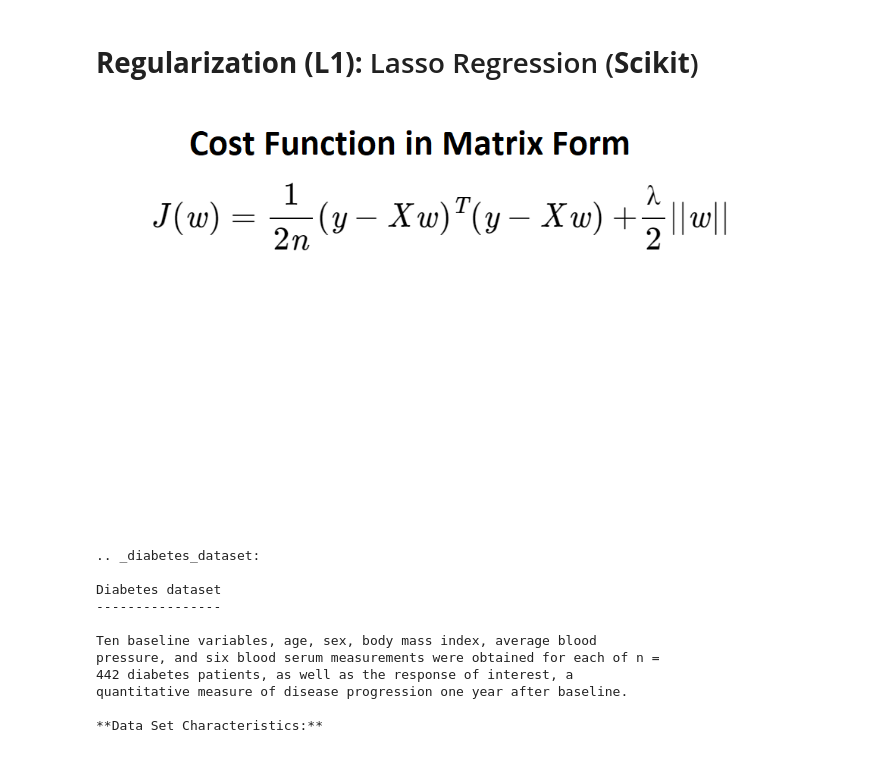
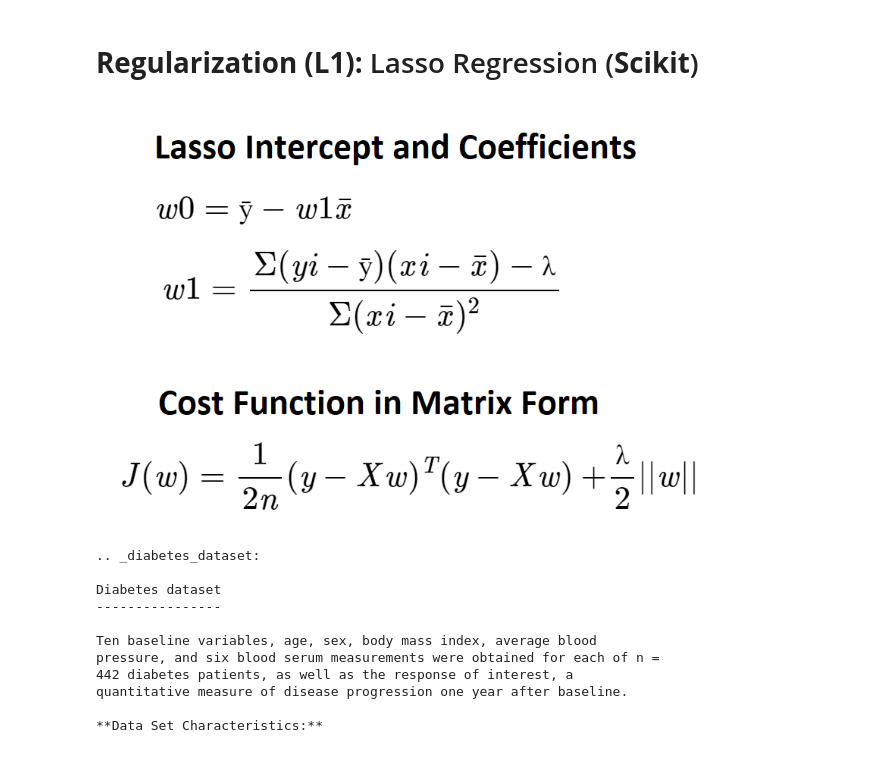
Before and after one commit to ArslanKAS/Python-Chilla-2.0, a Jupyter notebook: 17_Lasso_Regression/Lasso_Scikit.ipynb, the cells around one changed output. Saved outputs shown, nothing was run; the diff lists cells and outputs as text; code cells hidden in the pictures.

Commit message:
Lasso Equations

```diff
--- a/17_Lasso_Regression/Lasso_Scikit.ipynb
+++ b/17_Lasso_Regression/Lasso_Scikit.ipynb
@@ -2,9 +2,9 @@
 # **Regularization (L1):** Lasso Regression (**Scikit**)
 # %%
 from IPython.display import Image
-Image(filename='Cost_Function_Matrix.png')
+Image(filename='Lasso Equations.png')
 # %% [output]
-[figure, old version]
+[figure, new version]
 # %%
 import numpy as np
 import pandas as pd
```
Also changed, not shown: 2 other files.
